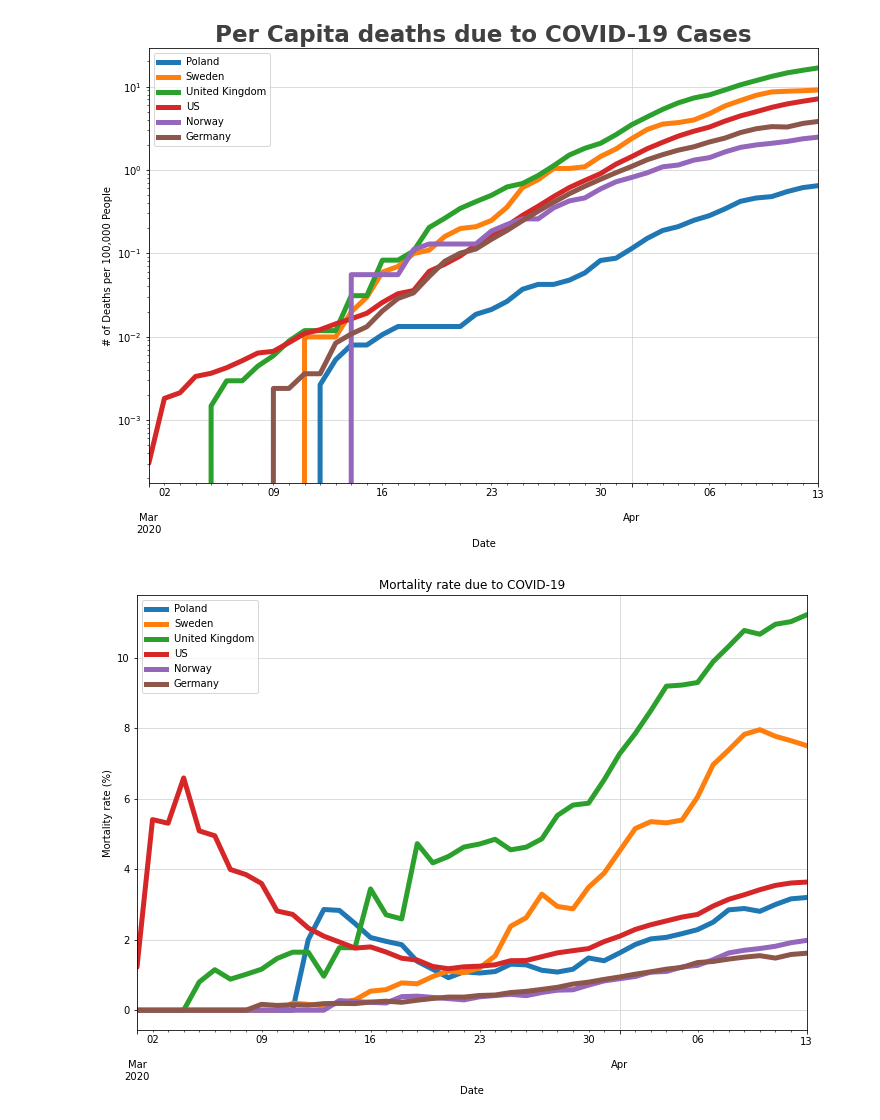
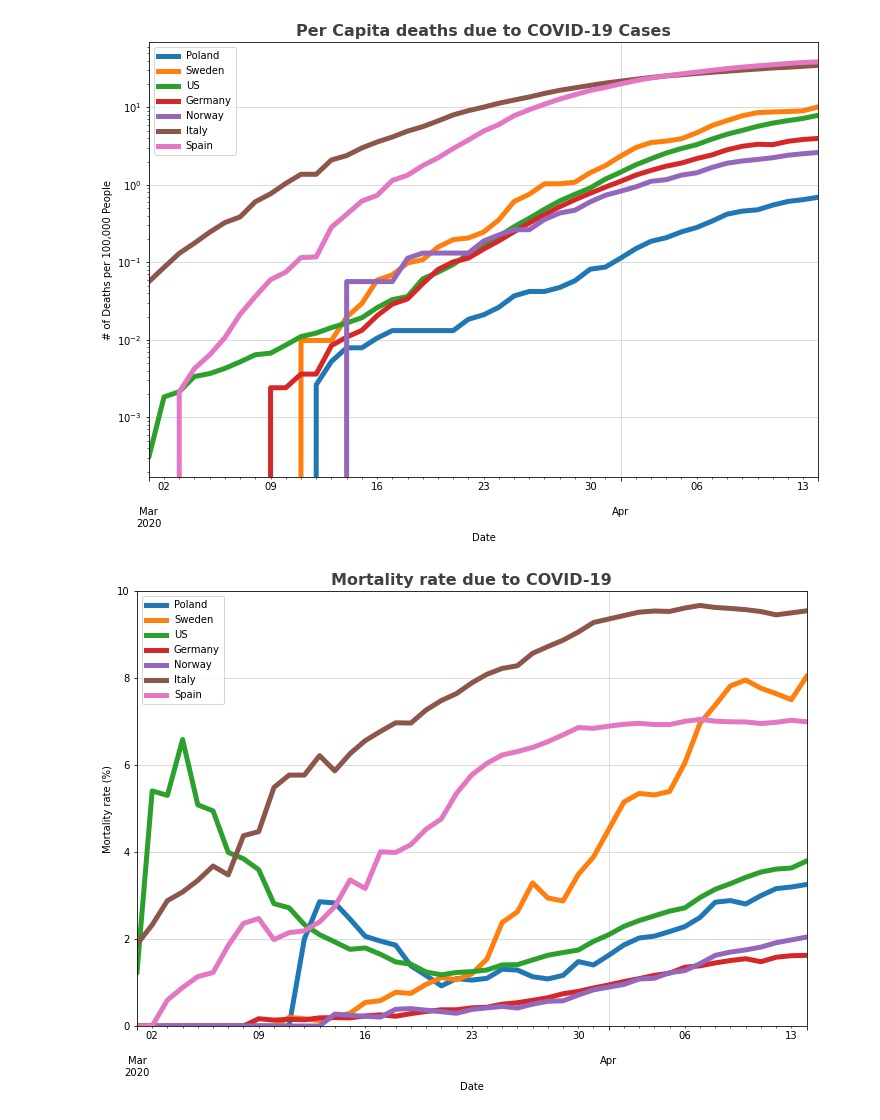
Before and after one commit to jochym/covid_plots, a Jupyter notebook: Covid_plots.ipynb, the cells around one changed output. Cells and saved outputs as stored; diff of their text form; code cells hidden in the pictures.

```diff
--- a/Covid_plots.ipynb
+++ b/Covid_plots.ipynb
@@ -12 +12,12 @@ regr = LinearRegression()
+# %%
+# Use logarithmic scales?
+LOGY=True
+
+# Select countries
+#selcnt = ['Poland','Sweden','United Kingdom', 'US', 'Norway', 'Germany']
+selcnt = ['Poland','Sweden','US','Germany','Norway','Italy','Spain']
+#selcnt = ['Poland', 'Germany', 'Sweden', 'Norway', 'Korea, South', 'China', 'US']
+#selcnt = ['Poland', 'Germany', 'Sweden', 'Norway', 'China', 'US']
+#selcnt = ['Poland', 'Slovakia', 'Germany', 'Czechia', 'Ukraine', 'Belarus']
+#selcnt = ['Poland', 'Germany']
 # %%
@@ -59,17 +81,6 @@ vict.columns = countries
 victperc = vict.copy()
 for country in victperc:
     victperc[country] = victperc[country]/populations[country]*100000
-# %%
-# Use logarithmic scales?
-LOGY=True
-
-# Select countries
-selcnt = ['Poland','Sweden','United Kingdom', 'US', 'Norway', 'Germany']
-#selcnt = ['Poland','Sweden','US','Germany','Norway','Italy','Spain']
-#selcnt = ['Poland', 'Germany', 'Sweden', 'Norway', 'Korea, South', 'China', 'US']
-#selcnt = ['Poland', 'Germany']
-#selcnt = ['Poland', 'Germany', 'Sweden', 'Norway', 'China', 'US']
-#selcnt = ['Poland', 'Slovakia', 'Germany', 'Czechia', 'Ukraine', 'Belarus']
 # %%
 fig = plt.figure(figsize=(12,8))
 
@@ -111,15 +122,16 @@ vplot.grid(color='#d4d4d4')
 vplot.set_xlabel('Date')
 vplot.set_ylabel('# of Deaths per 100,000 People')
 vplot.set_xlim(pd.Timestamp('2020-03-1'),None)
-vplot.set_title("Per Capita deaths due to COVID-19 Cases", fontsize = 23, weight = 'bold', alpha = .75);
+vplot.set_title("Per Capita deaths due to COVID-19 Cases", fontsize = 16, weight = 'bold', alpha = .75);
 # %% [output]
-[figure, old version]
+[figure, new version]
 # %%
 mortplt = (100*victperc[selcnt]/percapita[selcnt]).plot(figsize=(12,8), linewidth=5, logy=False)
 mortplt.grid(color='#d4d4d4')
 mortplt.set_xlim(pd.Timestamp('2020-03-1'),None)
+mortplt.set_ylim(0, 10)
 mortplt.set_xlabel('Date')
 mortplt.set_ylabel('Mortality rate (%)')
-mortplt.set_title('Mortality rate due to COVID-19');
+mortplt.set_title('Mortality rate due to COVID-19', fontsize = 16, weight = 'bold', alpha = .75);
 # %% [output]
-[figure, old version]
+[figure, new version]
```
Also changed, not shown: parts of 5 cells of this notebook, 1 other file.
